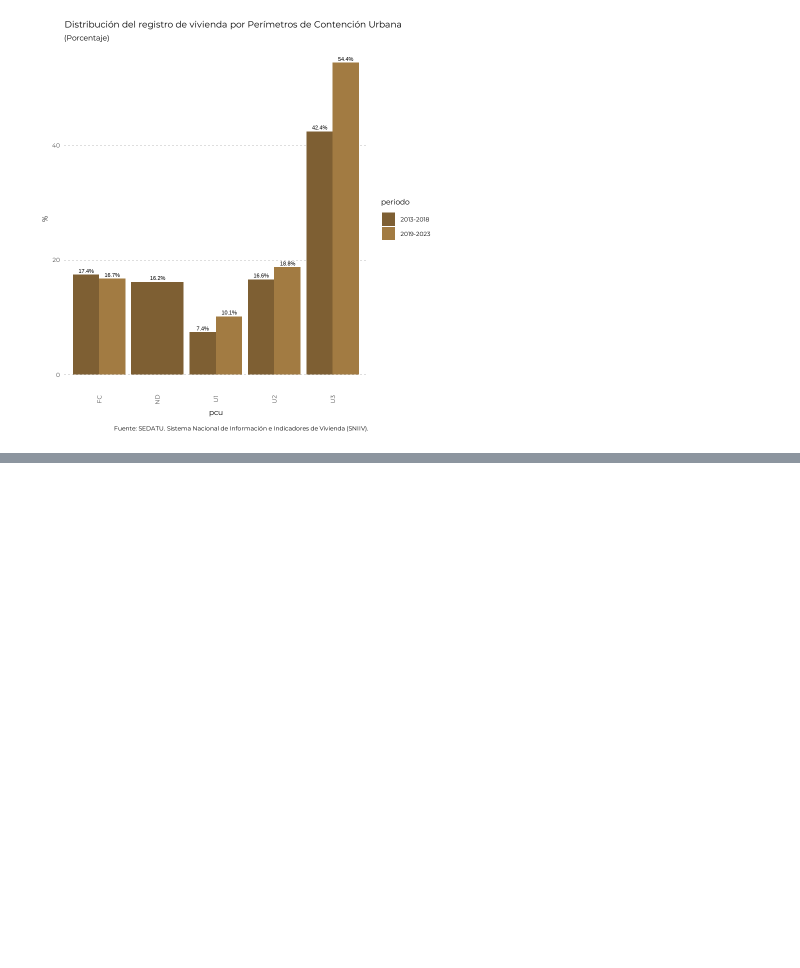
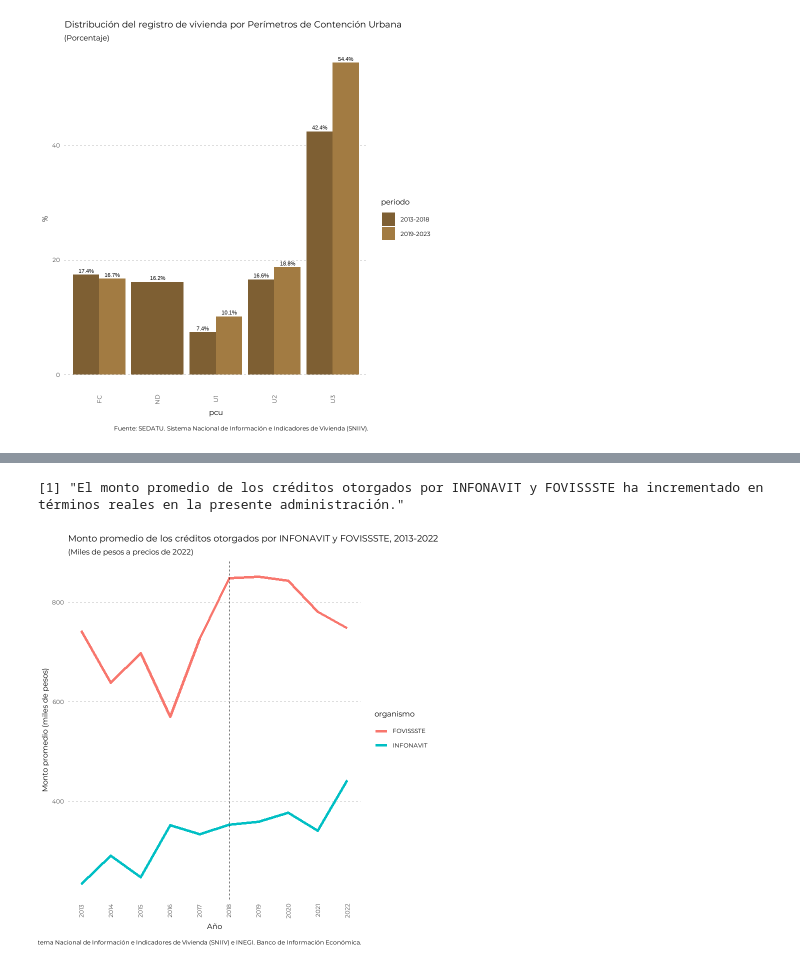
Before and after one commit to claudiodanielpc/datavivi, a Jupyter notebook: dia_vivi.ipynb, the cells around one changed output, grey strips where cells are left out. Cells and saved outputs as stored; diff of their text form; code cells hidden in the pictures; blank space fills up the shorter version.

```diff
--- a/dia_vivi.ipynb
+++ b/dia_vivi.ipynb
@@ -474,0 +522,19 @@ Fuente: SEDATU. Sistema Nacional de Información e Indicadores de Vivienda (SNII
+# %%
+url="https://sniiv.sedatu.gob.mx/api/CuboAPI/GetFinanciamiento/2013,2022/0/0/anio,organismo"
+# %%
+r <- GET(url, timeout(10000))
+df <- fromJSON(rawToChar(r$content))%>%
+mutate(año=as.numeric(año))%>%
+  arrange(año)%>%
+as.data.frame()%>%
+  #Filtrar por organismo
+filter(organismo=="INFONAVIT" |organismo=="FOVISSSTE")%>%
+group_by(año,organismo)%>%
+summarise(acciones=sum(acciones),monto=sum(monto))%>%
+ungroup()%>%
+left_join(inpc, by=c("año"="year"))%>%
+mutate(monto_real=monto/inpc2022*100,
+cheque=(monto_real/acciones)/1000)
+
+
+df
@@ -474,0 +563,32 @@ Fuente: SEDATU. Sistema Nacional de Información e Indicadores de Vivienda (SNII
+# %%
+print("El monto promedio de los créditos otorgados por INFONAVIT y FOVISSSTE ha incrementado en términos reales en la presente administración.")
+df%>%
+  ggplot(aes(x=año,y=cheque,group=organismo,color=organismo))+
+  geom_line(linewidth=1.5)+
+#Línea vertical en 2018
+    geom_vline(xintercept = 2018, linetype="dashed", color = "black")+
+scale_x_continuous(breaks = seq(min(df$año), max(df$año), 1)) +
+  labs(title="Monto promedio de los créditos otorgados por INFONAVIT y FOVISSSTE, 2013-2022",x = "Año", y = "Monto promedio (miles de pesos)",
+       subtitle="(Miles de pesos a precios de 2022)",
+       caption = "
+Fuente: SEDATU. Sistema Nacional de Información e Indicadores de Vivienda (SNIIV) e INEGI. Banco de Información Económica.")+
+
+    theme_minimal()+
+    theme(
+      text = element_text(family = "pop"),
+      plot.title = element_text(hjust = 0),
+      axis.title.x = element_text(vjust = -0.5),
+      axis.title.y = element_text(vjust = 1),
+      axis.text.x = element_text(angle = 90, vjust = 0.5),
+      axis.text.y = element_text(hjust = 1),
+      panel.grid.major.x = element_blank(),
+      panel.grid.minor.x = element_blank(),
+      panel.grid.major.y = element_line(color = "gray", linetype = "dashed"),
+      panel.grid.minor.y = element_blank(),
+      panel.border = element_blank(),
+      panel.background = element_blank(),
+      plot.background = element_blank()
+    )
+# %% [output]
+[1] "El monto promedio de los créditos otorgados por INFONAVIT y FOVISSSTE ha incrementado en términos reales en la presente administración."
+[figure, added]
```
Also changed, not shown: parts of 5 cells of this notebook.
